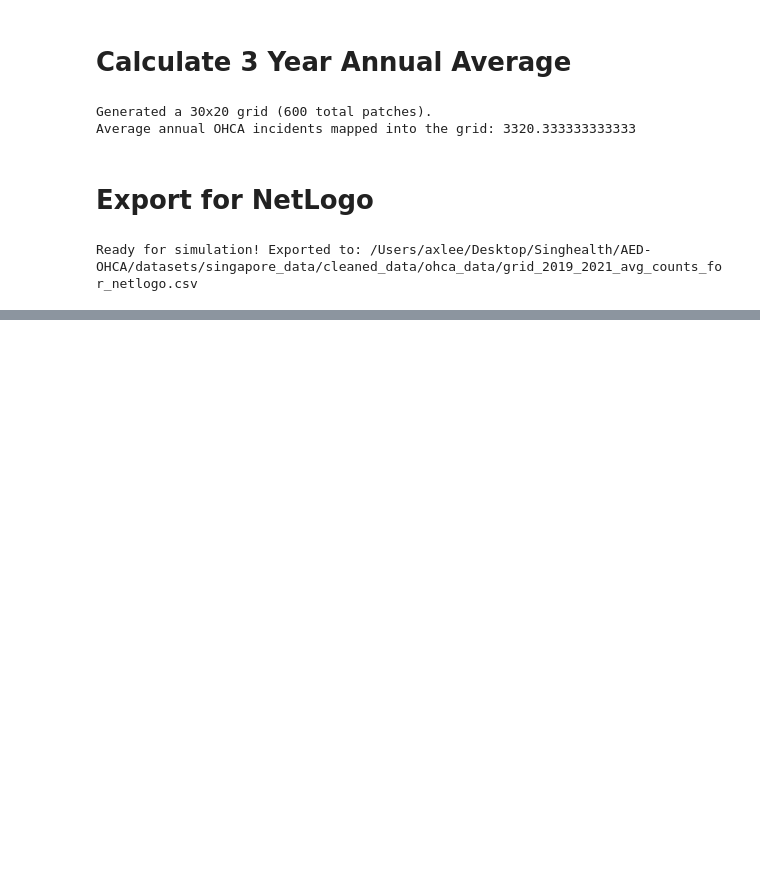
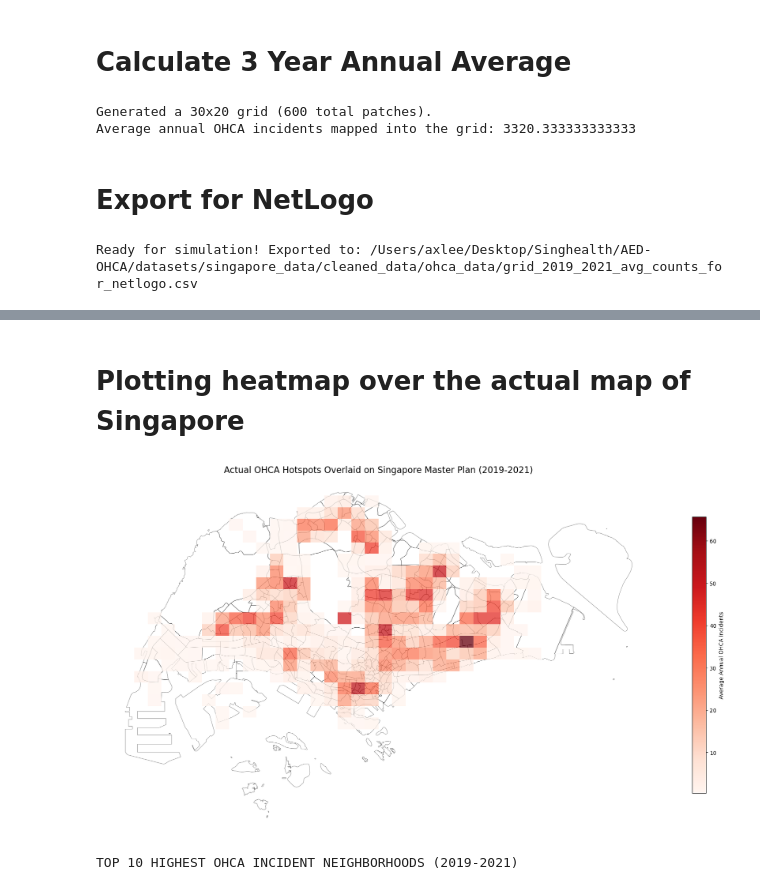
Before and after one commit to axellee1994/AED-OHCA, a Jupyter notebook: dr_sean_code/4. IncidenceToGrid2019_to_2021.ipynb, the cells around one changed output, grey strips where cells are left out. Drawn from its saved outputs; the diff is of its cells as text; code cells hidden in the pictures; blank space fills up the shorter version.

```diff
--- a/dr_sean_code/4. IncidenceToGrid2019_to_2021.ipynb
+++ b/dr_sean_code/4. IncidenceToGrid2019_to_2021.ipynb
@@ -213,0 +235,3 @@ Ready for simulation! Exported to: /Users/axlee/Desktop/Singhealth/AED-OHCA/data
+# %%
+top_grids = final_grid.sort_values(by='incident_count', ascending=False).head(10).copy()
+display(top_grids)
@@ -213,0 +254,13 @@ Ready for simulation! Exported to: /Users/axlee/Desktop/Singhealth/AED-OHCA/data
+# %%
+top_grids['centroid'] = top_grids.geometry.centroid
+top_grids_centroids = top_grids.set_geometry('centroid')
+hotspot_neighborhoods = gpd.sjoin(top_grids_centroids,
+                                  subzones,
+                                  how='left',
+                                  predicate='within')
+
+# Standardize column names if they are uppercase
+hotspot_neighborhoods.columns = hotspot_neighborhoods.columns.str.upper()
+
+print("TOP 10 OHCA HOTSPOT GRIDS (2019-2021)")
+display(hotspot_neighborhoods[['PXCOR', 'PYCOR', 'INCIDENT_COUNT', 'SUBZONE_N', 'PLN_AREA_N']])
@@ -213,0 +280,53 @@ Ready for simulation! Exported to: /Users/axlee/Desktop/Singhealth/AED-OHCA/data
+# %% [markdown]
+# Plotting heatmap over the actual map of Singapore
+# %%
+fig, ax = plt.subplots(figsize=(18, 12))
+
+# Plot the base map of Singapore (Subzone boundaries)
+subzones.plot(ax=ax,
+              facecolor='none',
+              edgecolor='black',
+              linewidth=0.5,
+              alpha=0.6)
+
+# Plot the heatmap grid directly over the map
+active_grids = final_grid[final_grid['incident_count'] > 0]
+active_grids.plot(
+    column='incident_count',
+    ax=ax,
+    cmap='Reds',
+    alpha=0.75,
+    edgecolor='none',
+    legend=True,
+    legend_kwds={'label': "Average Annual OHCA Incidents", 'shrink': 0.6}
+)
+
+plt.title('Actual OHCA Hotspots Overlaid on Singapore Master Plan (2019-2021)', fontsize=16)
+plt.axis('off')
+plt.tight_layout()
+plt.show()
+
+# Create a summary table for the output
+summary_table = hotspot_neighborhoods[['PXCOR',
+                                       'PYCOR',
+                                       'INCIDENT_COUNT',
+                                       'SUBZONE_N',
+                                       'PLN_AREA_N']].copy()
+
+# Rename the columns for easier reading
+summary_table.columns = ['Grid X',
+                         'Grid Y',
+                         'Avg Annual Incidents',
+                         'Subzone Name',
+                         'Planning Area Name']
+
+# Format the table
+summary_table = summary_table.sort_values(by='Avg Annual Incidents',
+                                          ascending=False).reset_index(drop=True)
+summary_table['Avg Annual Incidents'] = summary_table['Avg Annual Incidents'].round(1)
+
+print("TOP 10 HIGHEST OHCA INCIDENT NEIGHBORHOODS (2019-2021)")
+display(summary_table)
+# %% [output]
+[figure, added]
+TOP 10 HIGHEST OHCA INCIDENT NEIGHBORHOODS (2019-2021)
```
Also changed, not shown: parts of 12 cells of this notebook, 1 other file.
